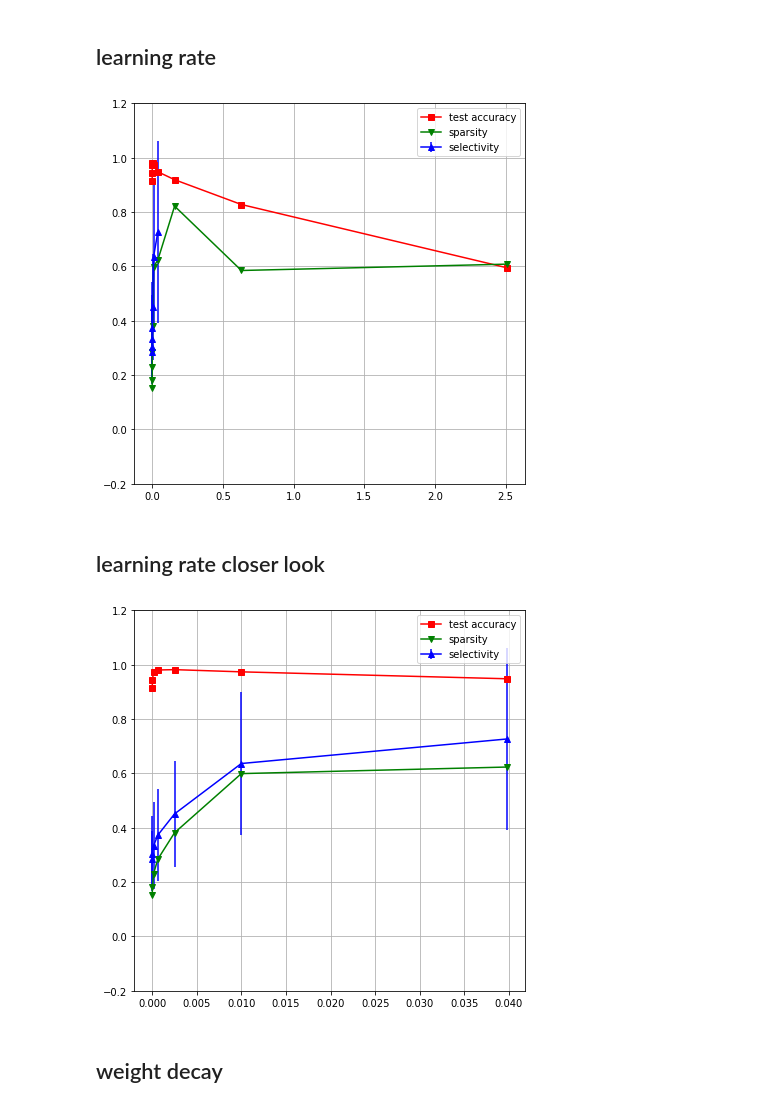
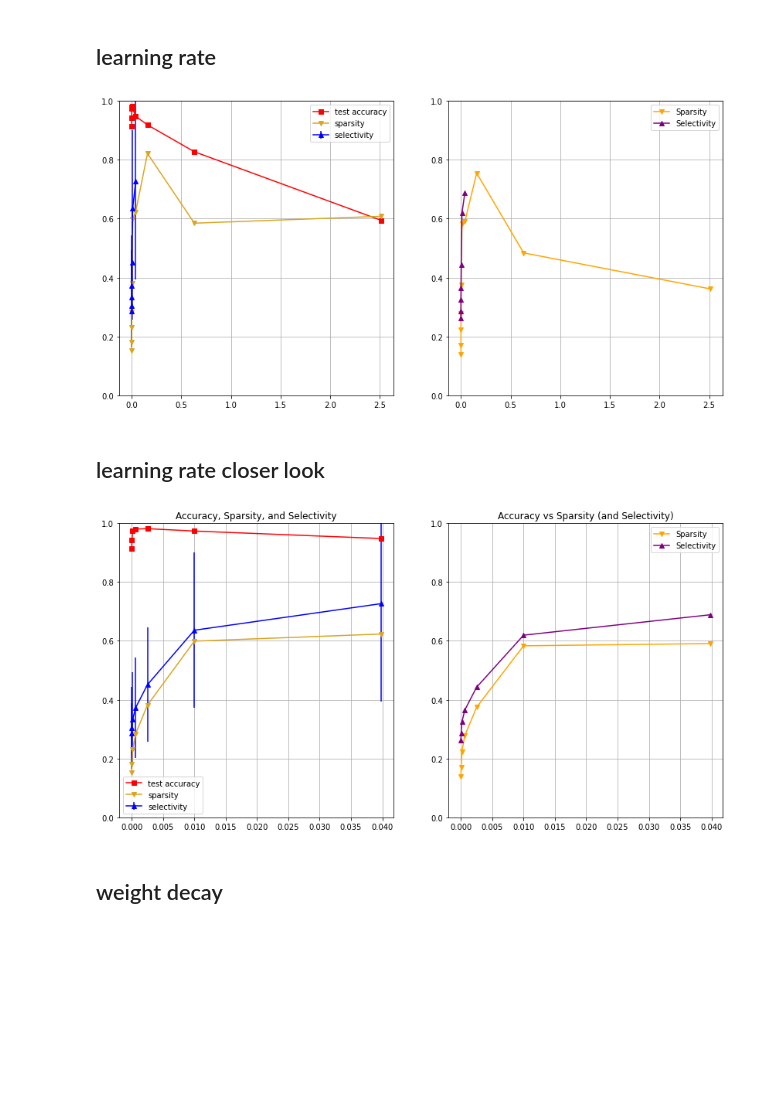
Before and after one commit to 7201krap/COMS30045_Individual-Project, a Jupyter notebook: FINAL/Graphs/data_hyper/sparsity_selectivity_graph.ipynb, the cells around one changed output. Drawn from its saved outputs; the diff is of its cells as text; code cells hidden in the pictures; blank space fills up the shorter version.

```diff
--- a/FINAL/Graphs/data_hyper/sparsity_selectivity_graph.ipynb
+++ b/FINAL/Graphs/data_hyper/sparsity_selectivity_graph.ipynb
@@ -254,18 +300,28 @@ plt.show()
 # %%
 test_vals  = test_val_extractor('sparsity_Adam_learning_rate.txt')
 sparsities = sparsity_val_extractor('sparsity_Adam_learning_rate.txt')
 selectivity_average, selectivity_std = selectivity_val_extractor("selectivity_Adam_learning_rate.txt")
 
-fig, ax = plt.subplots(figsize=(7, 7))
-ax.plot(learning_rate[:-1], test_vals[:-1], marker='s', label='test accuracy', c='r')
-ax.plot(learning_rate[:-1], sparsities[:-1], marker='v', label='sparsity', c='g')
-ax.errorbar(learning_rate[:-4], selectivity_average[:-4], selectivity_std[:-4], marker='^', label='selectivity', c='b')
-ax.set_ylim([-0.2,1.2])
-ax.grid()
-ax.legend()
+fig, (ax1, ax2) = plt.subplots(1, 2, figsize=(14, 7))
+ax1.plot(learning_rate[:-1], test_vals[:-1], marker='s', label='test accuracy', c='r')
+ax1.plot(learning_rate[:-1], sparsities[:-1], marker='v', label='sparsity', c='goldenrod')
+ax1.errorbar(learning_rate[:-4], selectivity_average[:-4], selectivity_std[:-4], marker='^', label='selectivity', c='b')
+ax1.set_ylim([0,1])
+ax1.grid()
+
+ax2.plot(learning_rate[:-1], [a * b for a, b in zip(test_vals[:-1], sparsities[:-1])],
+         marker='v', label='Sparsity', c='orange')
+
+ax2.plot(learning_rate[:-4], [a * b for a, b in zip(test_vals[:-4], selectivity_average[:-4])],
+         marker='^', label='Selectivity', c='purple')
+ax2.set_ylim([0,1])
+ax2.grid()
+
+ax1.legend()
+ax2.legend()
 plt.show()
 # %% [output]
-[figure, old version]
+[figure, new version]
 # %% [markdown]
 ## learning rate closer look
 # %%
@@ -273,16 +329,31 @@ test_vals  = test_val_extractor('sparsity_Adam_learning_rate.txt')
 sparsities = sparsity_val_extractor('sparsity_Adam_learning_rate.txt')
 selectivity_average, selectivity_std = selectivity_val_extractor("selectivity_Adam_learning_rate.txt")
 
-fig, ax = plt.subplots(figsize=(7, 7))
-ax.plot(learning_rate[:-4], test_vals[:-4], marker='s', label='test accuracy', c='r')
-ax.plot(learning_rate[:-4], sparsities[:-4], marker='v', label='sparsity', c='g')
-ax.errorbar(learning_rate[:-4], selectivity_average[:-4], selectivity_std[:-4], marker='^', label='selectivity', c='b')
-ax.set_ylim([-0.2,1.2])
-ax.grid()
-ax.legend()
+fig, (ax1, ax2) = plt.subplots(1, 2, figsize=(14, 7))
+
+ax1.plot(learning_rate[:-4], test_vals[:-4], marker='s', label='test accuracy', c='r')
+ax1.plot(learning_rate[:-4], sparsities[:-4], marker='v', label='sparsity', c='goldenrod')
+ax1.errorbar(learning_rate[:-4], selectivity_average[:-4], selectivity_std[:-4], marker='^', label='selectivity', c='b')
+ax1.set_ylim([0,1.0])
+ax1.grid()
+ax1.legend()
+ax1.set_title('Accuracy, Sparsity, and Selectivity')
+
+ax2.plot(learning_rate[:-4],
+         [a * b for a, b in zip(test_vals[:-4], sparsities[:-4])],
+         marker='v', label='Sparsity', c='orange')
+
+ax2.plot(learning_rate[:-4],
+         [a * b for a, b in zip(test_vals[:-4], selectivity_average[:-4])],
+         marker='^', label='Selectivity', c='purple')
+ax2.set_title('Accuracy vs Sparsity (and Selectivity)')
+ax2.set_ylim([0,1.0])
+ax2.grid()
+ax2.legend()
+
 plt.show()
 # %% [output]
-[figure, old version]
+[figure, new version]
 # %% [markdown]
 ## weight decay
 # %%
```
Also changed, not shown: parts of 16 cells of this notebook, 3 other files.
